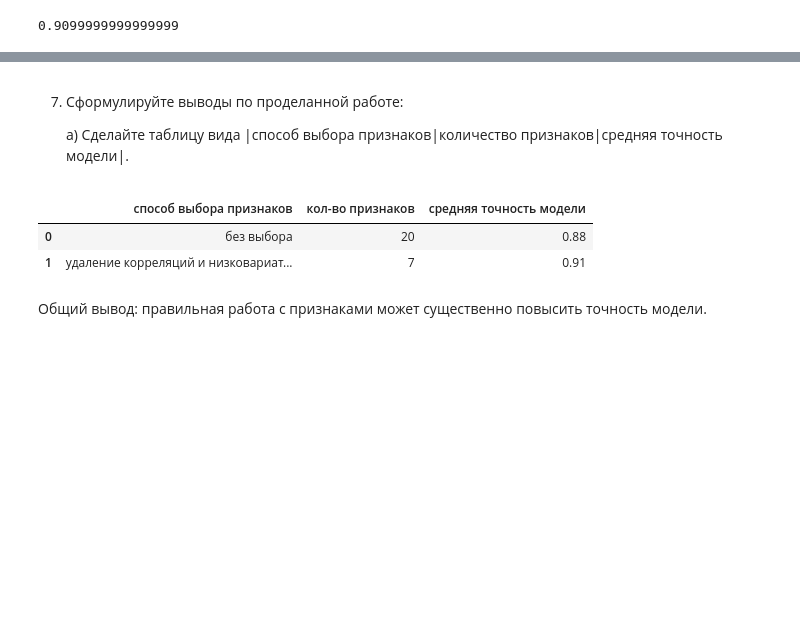
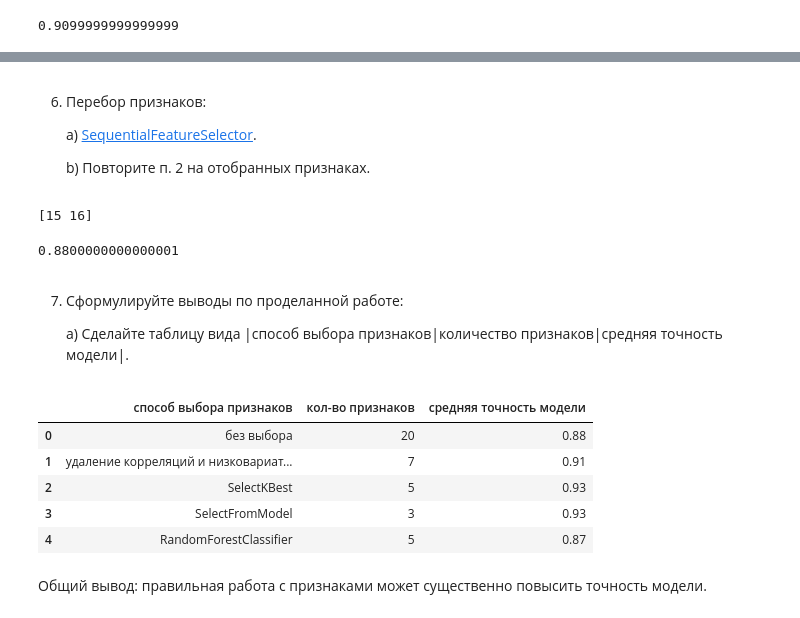
Before and after one commit to yamangulov/netology_dsml_homework_11, a Jupyter notebook: homework_11.ipynb, the cells around one changed output, grey strips where cells are left out. Cells and saved outputs as stored; diff of their text form; code cells hidden in the pictures; blank space fills up the shorter version.

Commit message:
ДЗ Feature selection доработано, на проверку

```diff
--- a/homework_11.ipynb
+++ b/homework_11.ipynb
@@ -86,3 +156,23 @@ cross_val_score(LogisticRegression(), x, y, scoring="accuracy").mean()
+# %% [markdown]
+6. Перебор признаков:
+
+    a) [SequentialFeatureSelector](https://scikit-learn.org/stable/modules/generated/sklearn.feature_selection.SequentialFeatureSelector.html).
+
+    b) Повторите п. 2 на отобранных признаках.
+# %%
+ridge = RidgeCV(alphas=np.logspace(-6, 6, num=5)).fit(x_data_generated, y_data_generated)
+sfs_forward = SequentialFeatureSelector(
+    ridge, n_features_to_select=2, direction="forward"
+).fit(x_data_generated, y_data_generated)
+feature_names = np.array(pd.DataFrame(x_data_generated).columns)
+names = feature_names[sfs_forward.get_support()]
+print(names)
+x5 = pd.DataFrame(x_data_generated)[[15, 16]]
+y5 = y_data_generated
+cross_val_score(LogisticRegression(), x5, y5, scoring="accuracy").mean()
+# %% [output]
+[15 16]
+0.8800000000000001
 # %% [markdown]
 7. Сформулируйте выводы по проделанной работе:
 
@@ -92,11 +182,17 @@ sum_df = pd.DataFrame(columns=["способ выбора признаков", "
 # %%
 sum_df.loc[len(sum_df)]=['без выбора', 20, 0.88]
 sum_df.loc[len(sum_df)]=['удаление корреляций и низковариативных', 7, 0.91]
+sum_df.loc[len(sum_df)]=['SelectKBest', 5, 0.93]
+sum_df.loc[len(sum_df)]=['SelectFromModel', 3, 0.93]
+sum_df.loc[len(sum_df)]=['RandomForestClassifier', 5, 0.87]
 # %%
-sum_df.head(2)
+sum_df.head(5)
 # %% [output]
 |  | способ выбора признаков | кол-во признаков | средняя точность модели |
 | 0 | без выбора | 20 | 0.88 |
 | 1 | удаление корреляций и низковариат... | 7 | 0.91 |
+| 2 | SelectKBest | 5 | 0.93 |
+| 3 | SelectFromModel | 3 | 0.93 |
+| 4 | RandomForestClassifier | 5 | 0.87 |
 # %% [markdown]
 Общий вывод: правильная работа с признаками может существенно повысить точность модели.
```
Also changed, not shown: parts of 6 cells of this notebook.
